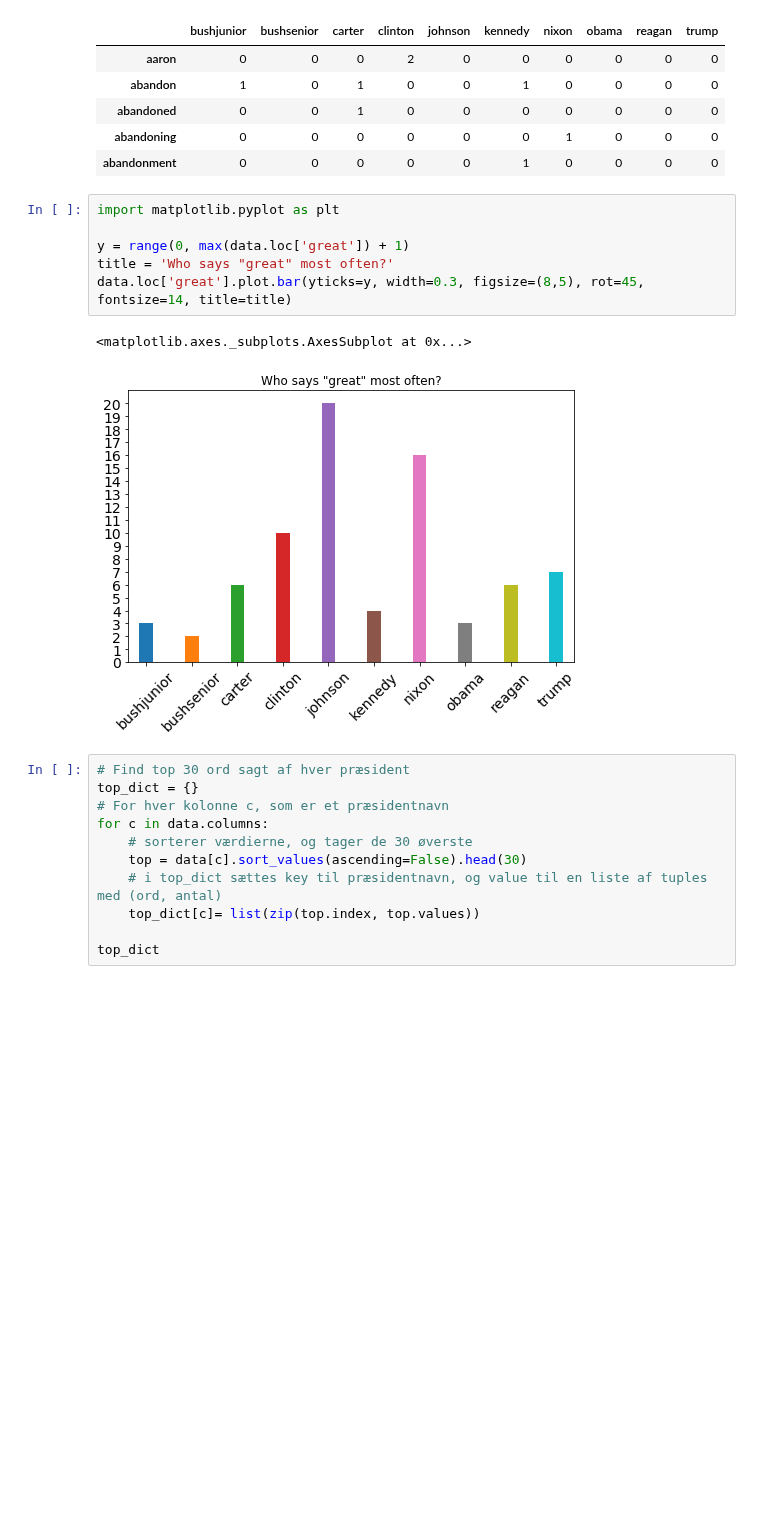
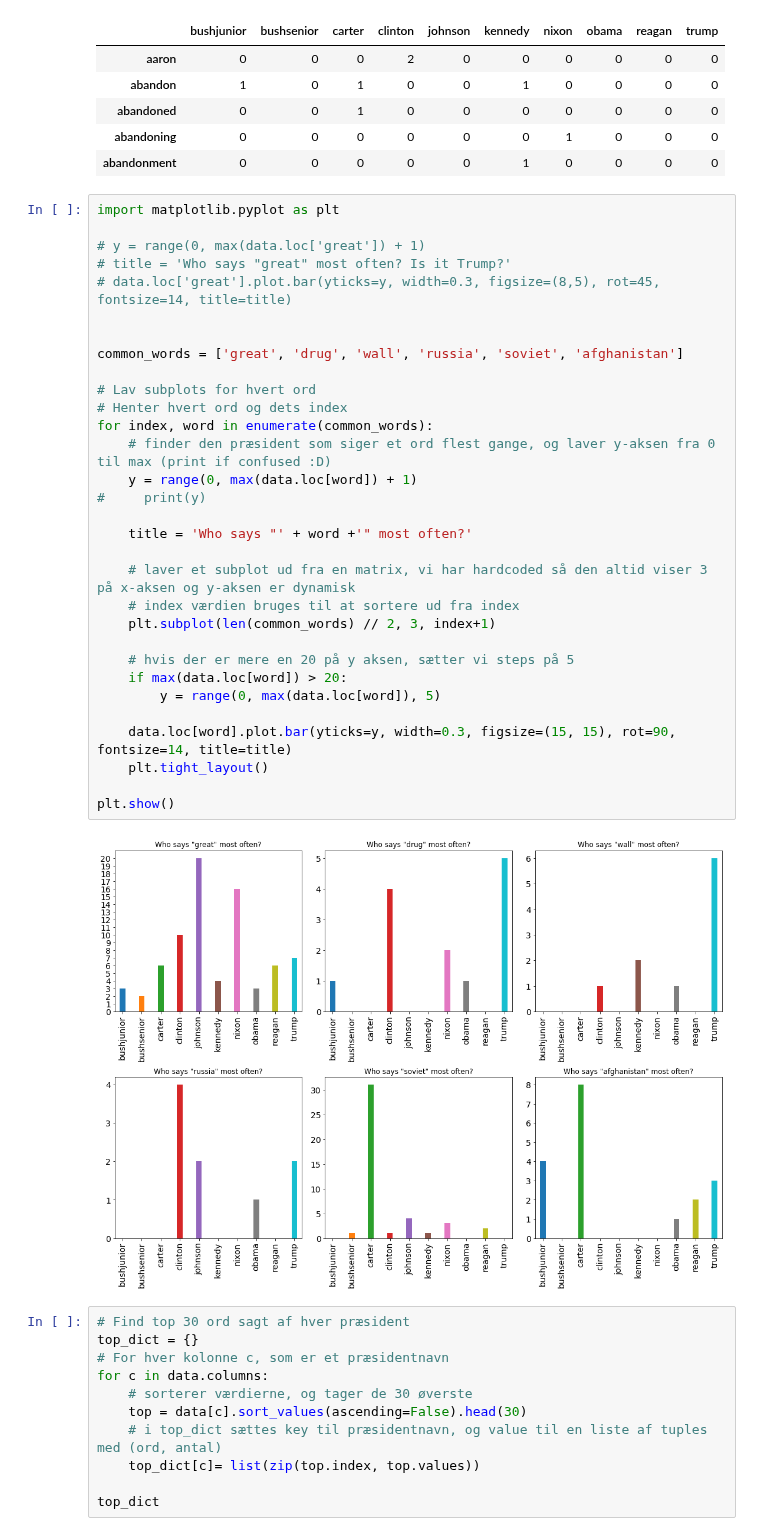
Before and after one commit to grem848/PythonExamProject2019, a Jupyter notebook: 2. Data Analysis.ipynb, the cells around one changed output. Drawn from its saved outputs; the diff is of its cells as text; blank space fills up the shorter version.

Commit message:
søde plots med forskellige ord

```diff
--- a/2. Data Analysis.ipynb
+++ b/2. Data Analysis.ipynb
@@ -16,15 +16,39 @@ data.head()
 | abandoned | 0 | 0 | 1 | 0 | 0 | 0 | 0 | 0 | 0 | 0 |
 | abandoning | 0 | 0 | 0 | 0 | 0 | 0 | 1 | 0 | 0 | 0 |
 | abandonment | 0 | 0 | 0 | 0 | 0 | 1 | 0 | 0 | 0 | 0 |
-# %%
-import matplotlib.pyplot as plt
-
-y = range(0, max(data.loc['great']) + 1)
-title = 'Who says "great" most often?'
-data.loc['great'].plot.bar(yticks=y, width=0.3, figsize=(8,5), rot=45, fontsize=14, title=title)
-# %% [output]
-<matplotlib.axes._subplots.AxesSubplot at 0x...>
-[figure, removed]
+# %%
+import matplotlib.pyplot as plt
+
+# y = range(0, max(data.loc['great']) + 1)
+# title = 'Who says "great" most often? Is it Trump?'
+# data.loc['great'].plot.bar(yticks=y, width=0.3, figsize=(8,5), rot=45, fontsize=14, title=title)
+
+
+common_words = ['great', 'drug', 'wall', 'russia', 'soviet', 'afghanistan']
+
+# Lav subplots for hvert ord
+# Henter hvert ord og dets index
+for index, word in enumerate(common_words):
+    # finder den præsident som siger et ord flest gange, og laver y-aksen fra 0 til max (print if confused :D)
+    y = range(0, max(data.loc[word]) + 1)
+#     print(y)
+
+    title = 'Who says "' + word +'" most often?'
+
+    # laver et subplot ud fra en matrix, vi har hardcoded så den altid viser 3 på x-aksen og y-aksen er dynamisk
+    # index værdien bruges til at sortere ud fra index
+    plt.subplot(len(common_words) // 2, 3, index+1)
+
+    # hvis der er mere en 20 på y aksen, sætter vi steps på 5
+    if max(data.loc[word]) > 20:
+        y = range(0, max(data.loc[word]), 5)
+
+    data.loc[word].plot.bar(yticks=y, width=0.3, figsize=(15, 15), rot=90, fontsize=14, title=title)
+    plt.tight_layout()
+
+plt.show()
+# %% [output]
+[figure, added]
 # %%
 # Find top 30 ord sagt af hver præsident
 top_dict = {}
```
